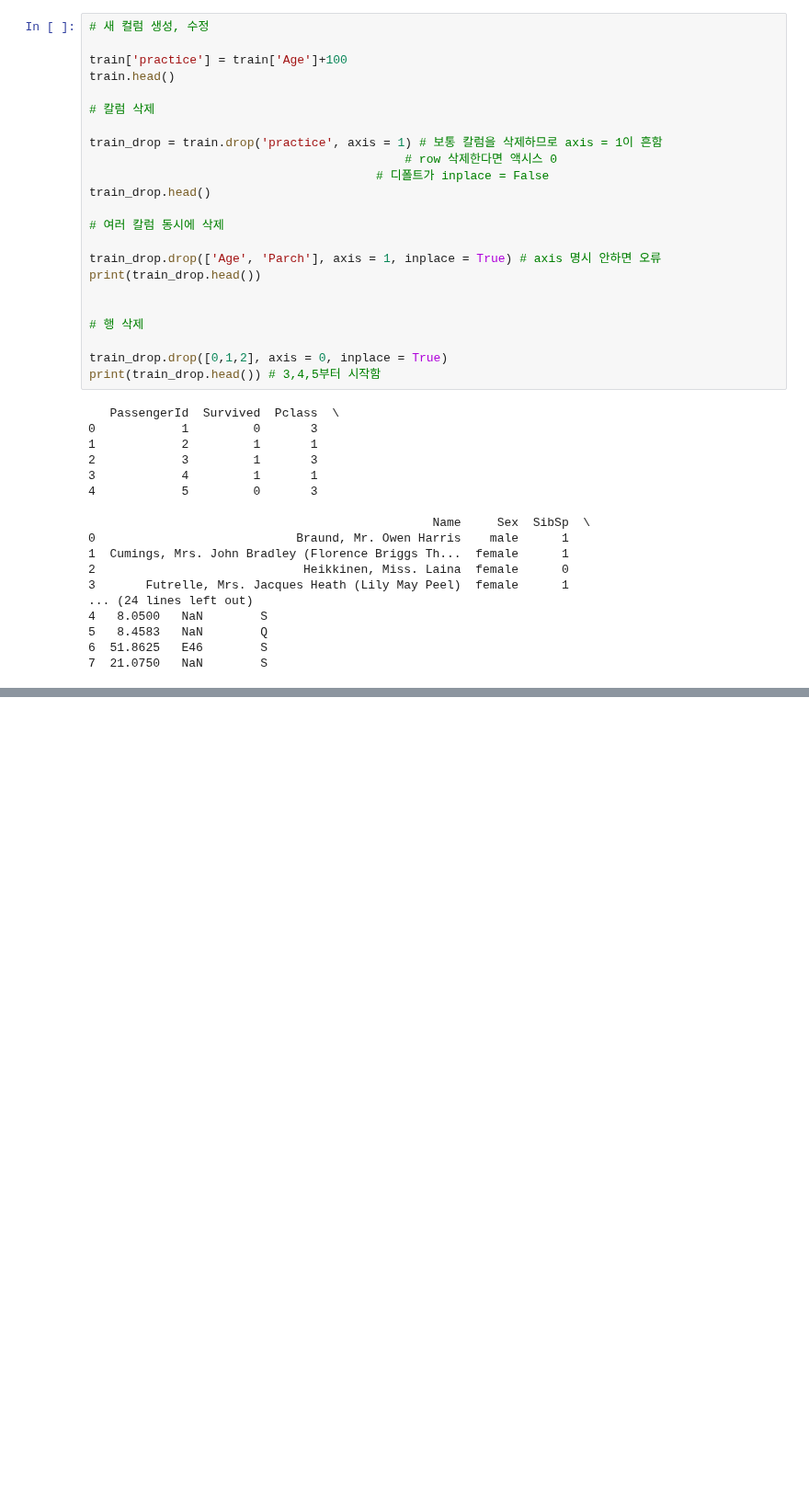
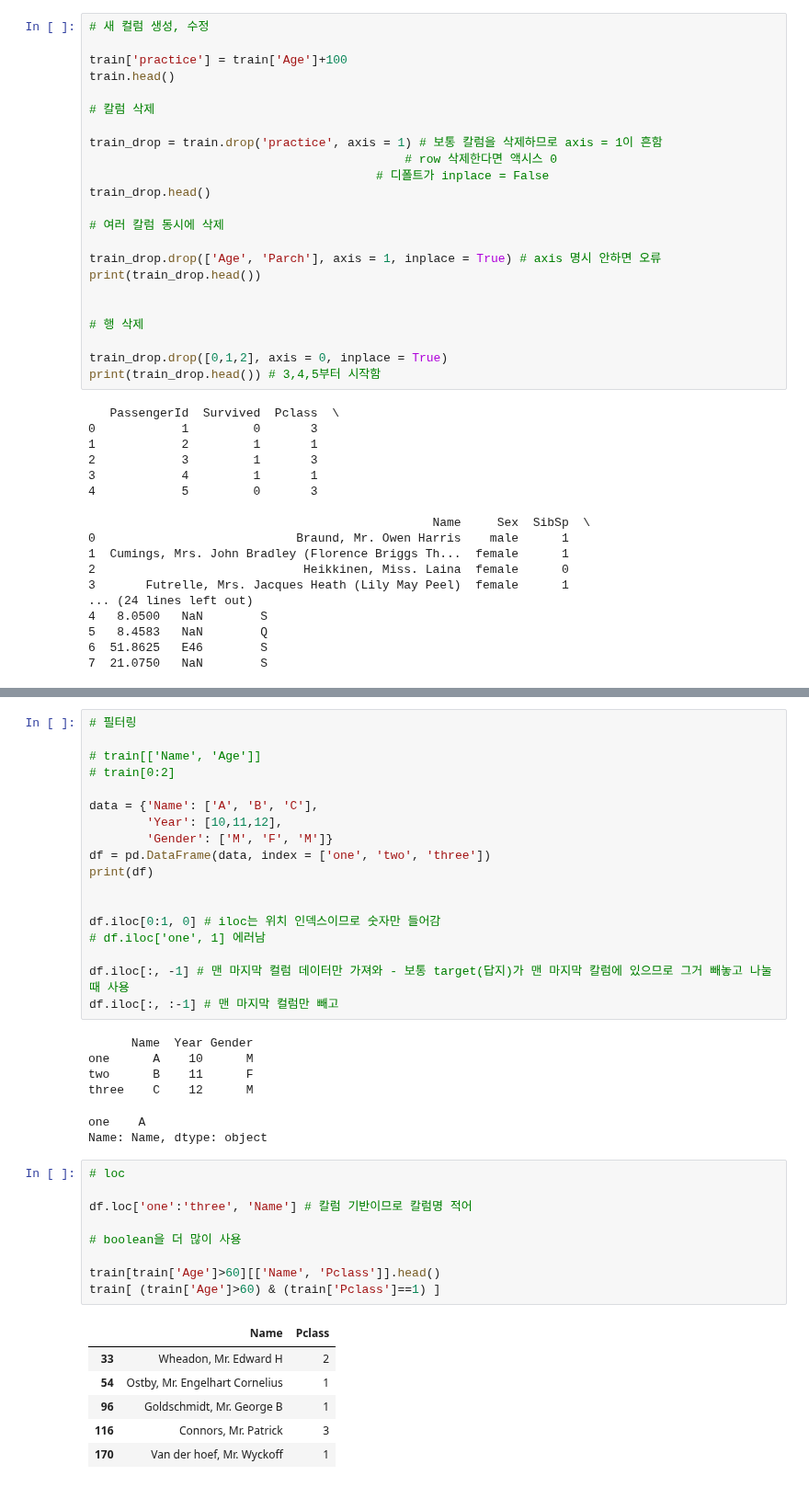
Before and after one commit to miji-lee-kr/titanic_practice, a Jupyter notebook: titanic.ipynb, the cells around one changed output, grey strips where cells are left out. Shown at 92% size. Drawn from its saved outputs; the diff is of its cells as text; blank space fills up the shorter version.

```diff
--- a/titanic.ipynb
+++ b/titanic.ipynb
@@ -690,0 +801,41 @@ print(train_drop.head()) # 3,4,5부터 시작함
+# %%
+# 필터링
+
+# train[['Name', 'Age']]
+# train[0:2]
+
+data = {'Name': ['A', 'B', 'C'],
+        'Year': [10,11,12],
+        'Gender': ['M', 'F', 'M']}
+df = pd.DataFrame(data, index = ['one', 'two', 'three'])
+print(df)
+
+
+df.iloc[0:1, 0] # iloc는 위치 인덱스이므로 숫자만 들어감
+# df.iloc['one', 1] 에러남
+
+df.iloc[:, -1] # 맨 마지막 컬럼 데이터만 가져와 - 보통 target(답지)가 맨 마지막 칼럼에 있으므로 그거 빼놓고 나눌 때 사용
+df.iloc[:, :-1] # 맨 마지막 컬럼만 빼고
+# %% [output]
+      Name  Year Gender
+one      A    10      M
+two      B    11      F
+three    C    12      M
+one    A
+Name: Name, dtype: object
+# %%
+# loc
+
+df.loc['one':'three', 'Name'] # 칼럼 기반이므로 칼럼명 적어
+
+# boolean을 더 많이 사용
+
+train[train['Age']>60][['Name', 'Pclass']].head()
+train[ (train['Age']>60) & (train['Pclass']==1) ]
+# %% [output]
+|  | Name | Pclass |
+| 33 | Wheadon, Mr. Edward H | 2 |
+| 54 | Ostby, Mr. Engelhart Cornelius | 1 |
+| 96 | Goldschmidt, Mr. George B | 1 |
+| 116 | Connors, Mr. Patrick | 3 |
+| 170 | Van der hoef, Mr. Wyckoff | 1 |
```
Also changed, not shown: parts of 10 cells of this notebook.
